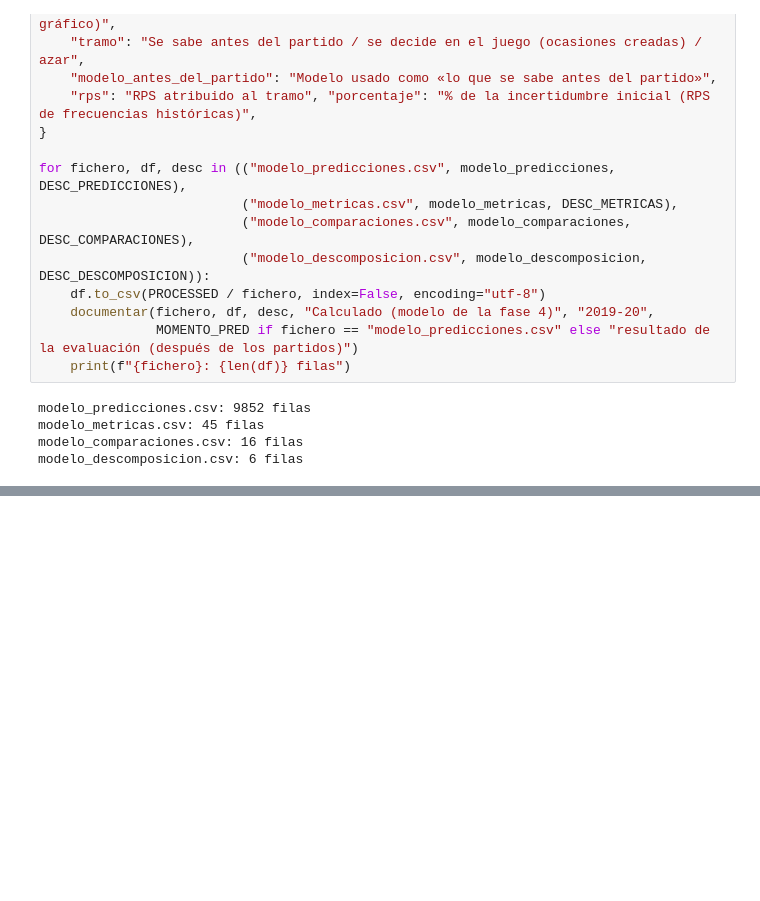
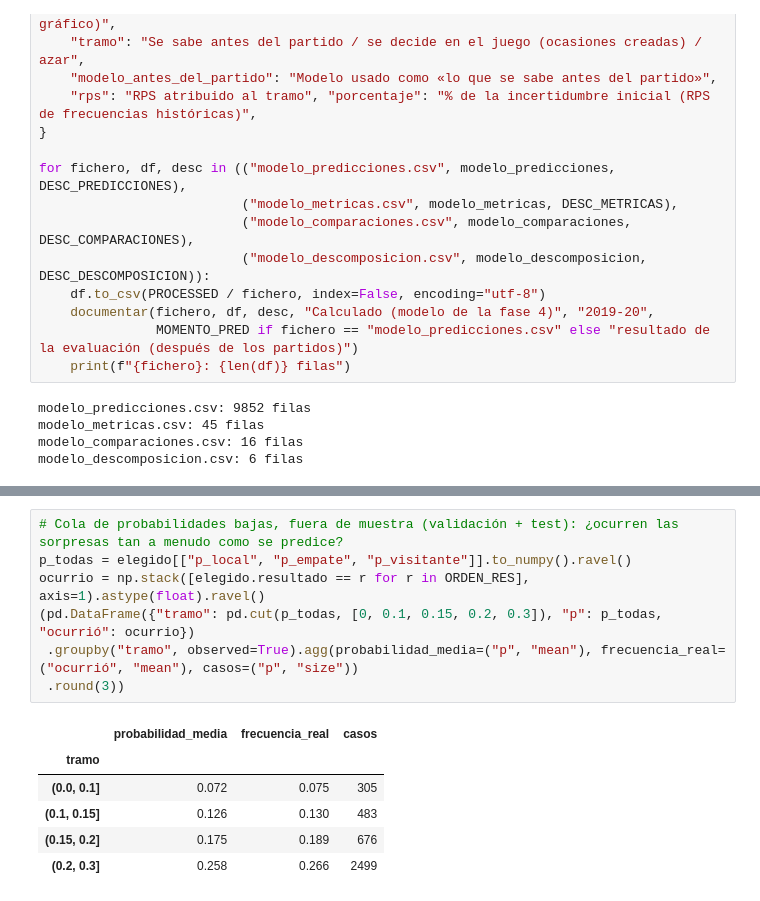
Before and after one commit to vtinezdev/laliga-analisis, a Jupyter notebook: notebooks/04_modelo.ipynb, the cells around one changed output, grey strips where cells are left out. Saved outputs shown, nothing was run; the diff lists cells and outputs as text; blank space fills up the shorter version.

```diff
--- a/notebooks/04_modelo.ipynb
+++ b/notebooks/04_modelo.ipynb
@@ -1072,0 +1110,14 @@ modelo_descomposicion.csv: 6 filas
+# %%
+# Cola de probabilidades bajas, fuera de muestra (validación + test): ¿ocurren las sorpresas tan a menudo como se predice?
+p_todas = elegido[["p_local", "p_empate", "p_visitante"]].to_numpy().ravel()
+ocurrio = np.stack([elegido.resultado == r for r in ORDEN_RES], axis=1).astype(float).ravel()
+(pd.DataFrame({"tramo": pd.cut(p_todas, [0, 0.1, 0.15, 0.2, 0.3]), "p": p_todas, "ocurrió": ocurrio})
+ .groupby("tramo", observed=True).agg(probabilidad_media=("p", "mean"), frecuencia_real=("ocurrió", "mean"), casos=("p", "size"))
+ .round(3))
+# %% [output]
+|  | probabilidad_media | frecuencia_real | casos |
+| tramo |  |  |  |
+| (0.0, 0.1] | 0.072 | 0.075 | 305 |
+| (0.1, 0.15] | 0.126 | 0.130 | 483 |
+| (0.15, 0.2] | 0.175 | 0.189 | 676 |
+| (0.2, 0.3] | 0.258 | 0.266 | 2499 |
```
Also changed, not shown: parts of 21 cells of this notebook, 30 other files.
